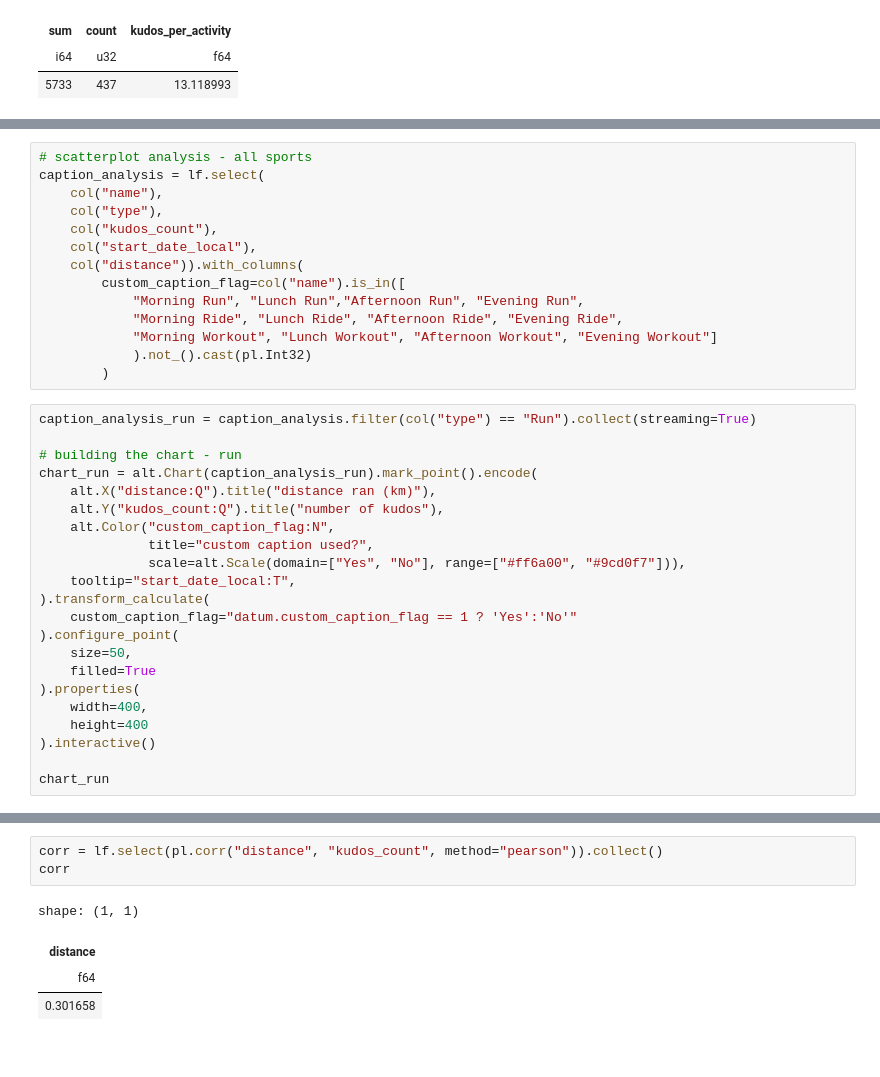
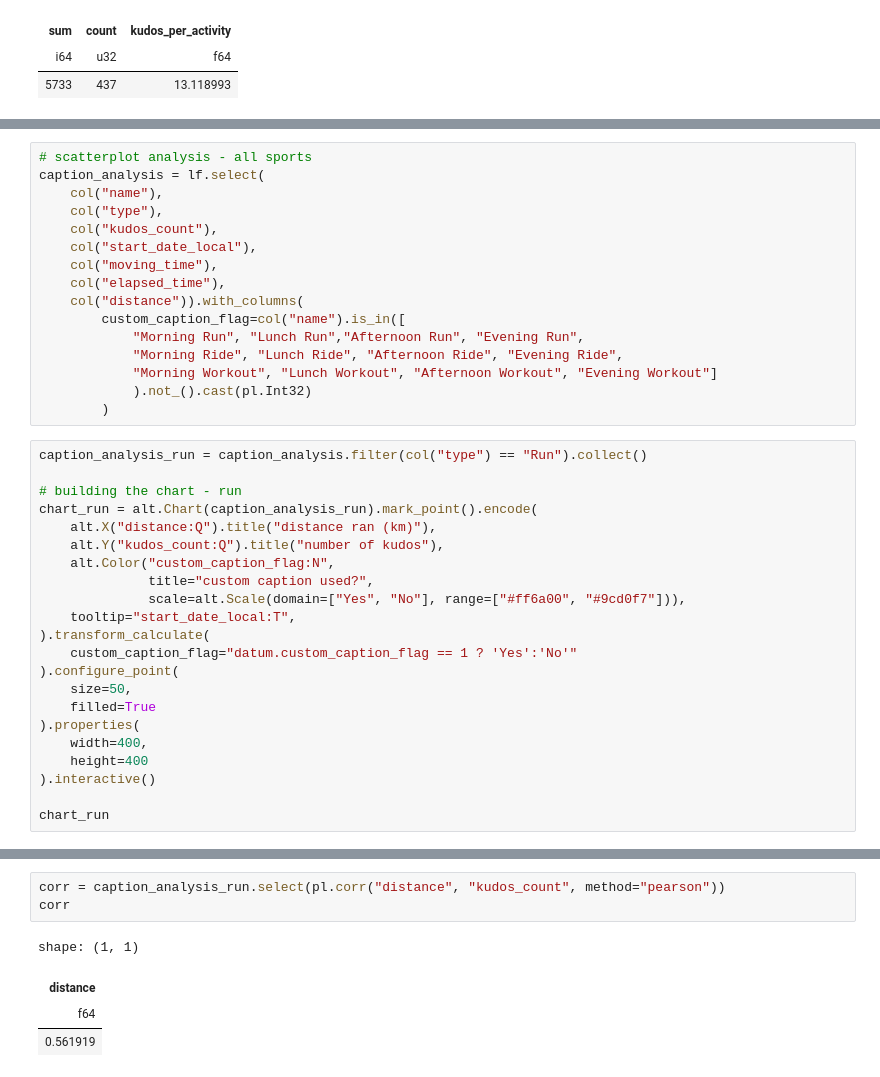
Before and after one commit to lzdnimer/strava-yis, a Jupyter notebook: analysis.ipynb, the cells around one changed output, grey strips where cells are left out. Saved outputs shown, nothing was run; the diff lists cells and outputs as text.

Commit message:
elapsed time analysis

```diff
--- a/analysis.ipynb
+++ b/analysis.ipynb
@@ -88,6 +106,8 @@ caption_analysis = lf.select(
     col("type"),
     col("kudos_count"),
     col("start_date_local"),
+    col("moving_time"),
+    col("elapsed_time"),
     col("distance")).with_columns(
         custom_caption_flag=col("name").is_in([
             "Morning Run", "Lunch Run","Afternoon Run", "Evening Run",
@@ -96,7 +116,7 @@ caption_analysis = lf.select(
             ).not_().cast(pl.Int32)
         )
 # %%
-caption_analysis_run = caption_analysis.filter(col("type") == "Run").collect(streaming=True)
+caption_analysis_run = caption_analysis.filter(col("type") == "Run").collect()
 
 # building the chart - run
 chart_run = alt.Chart(caption_analysis_run).mark_point().encode(
@@ -120,10 +140,10 @@ chart_run
 # %% [output]
 [interactive output not drawn]
 # %%
-corr = lf.select(pl.corr("distance", "kudos_count", method="pearson")).collect()
+corr = caption_analysis_run.select(pl.corr("distance", "kudos_count", method="pearson"))
 corr
 # %% [output]
 shape: (1, 1)
 | distance |
 | f64 |
-| 0.301658 |
+| 0.561919 |
```
Also changed, not shown: parts of 5 cells of this notebook.
